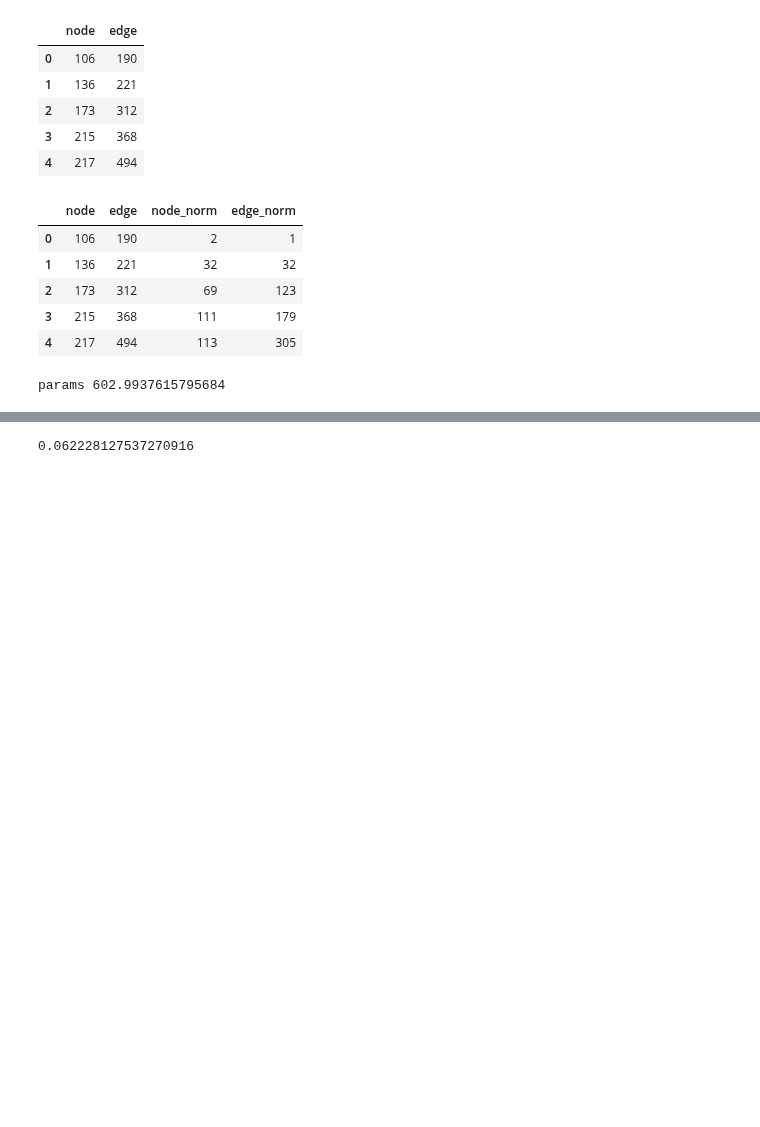
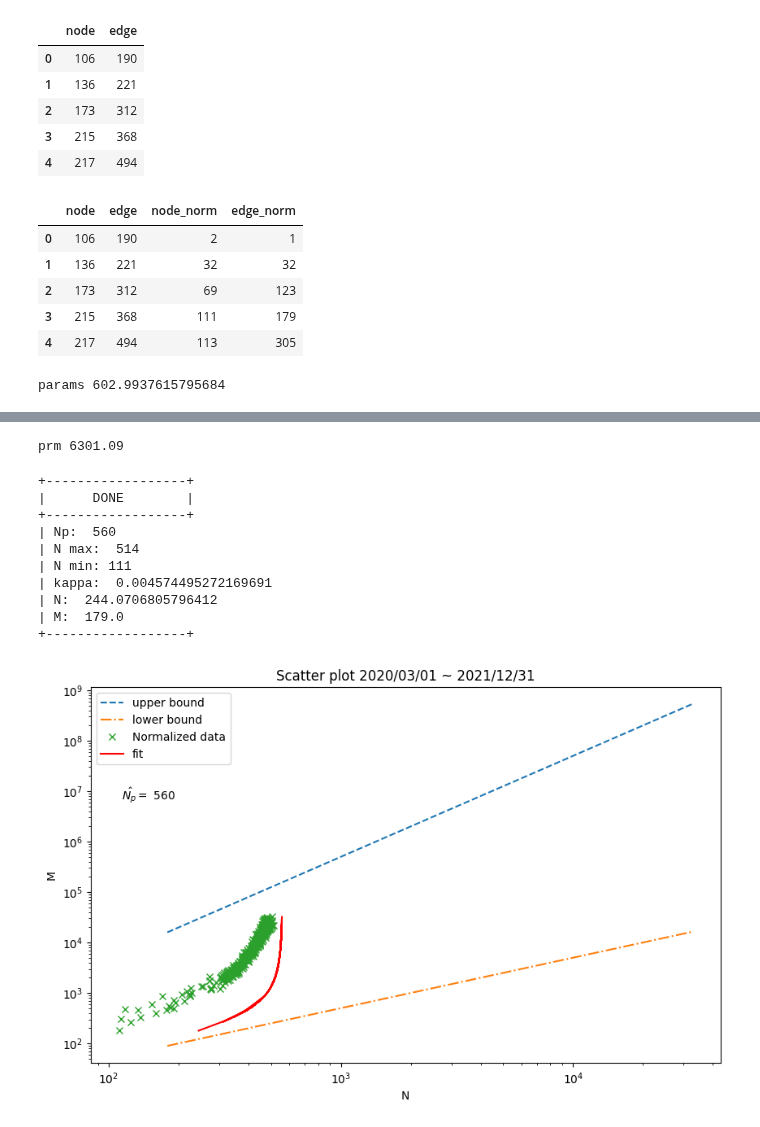
Before and after one commit to yiadka/mobility_scaling, a Jupyter notebook: notebooks/nmscaling_norm_second.ipynb, the cells around one changed output, grey strips where cells are left out. Cells and saved outputs as stored; diff of their text form; code cells hidden in the pictures; blank space fills up the shorter version.

```diff
--- a/notebooks/nmscaling_norm_second.ipynb
+++ b/notebooks/nmscaling_norm_second.ipynb
@@ -338,4 +288,72 @@ Name: edge_norm, Length: 607, dtype: int64
-# %%
-0.995**554
-# %% [output]
-0.062228127537270916
+# %%
+node_rescale = node_rescale[2:]
+edge_rescale = edge_rescale[2:]
+
+node_rescale = node_rescale.reset_index(drop=True)
+edge_rescale = edge_rescale.reset_index(drop=True)
+# %%
+prm, _ = optimize.leastsq(f_uniform_2, 50, args=(node_rescale, edge_rescale))
+Np_norm_hat = prm[0]
+Np_norm_hat = round(Np_norm_hat, 2)
+print("prm", Np_norm_hat)
+# %% [output]
+prm 6301.09
+# %%
+Np_norm_hat = 560
+# %%
+# 可視化
+nn = len(edge_rescale) - 1
+xmin = min(edge_rescale)
+xmax = max(edge_rescale)
+p = np.linspace(xmin, xmax, nn)
+upper_bound = (p**2-p)/2
+lower_bound = p/2
+
+# 元の関数に代入する
+print("+------------------+")
+kappa_norm_estimated = [((8 * edge_rescale[i]) / (Np_norm_hat * (Np_norm_hat - 1))) for i in range(len(edge_rescale))]
+
+# Eq8, 9
+N_norm = []
+M_norm = []
+for i in range(len(kappa_norm_estimated)):
+    N_norm.append( Np_norm_hat * (1 - (2 / (kappa_norm_estimated[i]*Np_norm_hat)) * (1 - (1 - (kappa_norm_estimated[i] / 2))**Np_norm_hat)) )
+    M_norm.append( (kappa_norm_estimated[i] * Np_norm_hat * (Np_norm_hat - 1)) / 8 )
+
+print("|      DONE        |")
+print("+------------------+")
+print("| Np: ", Np_norm_hat)
+print("| N max: ", node_rescale.max())
+print("| N min:", node_rescale.min())
+print("| kappa: ", kappa_norm_estimated[0])
+print("| N: ", N_norm[0])
+print("| M: ", M_norm[0])
+print("+------------------+")
+
+
+plt.figure(figsize=(10, 6))
+plt.title("Scatter plot 2020/03/01 ~ 2021/12/31")
+plt.plot(p, upper_bound, '--', label="upper bound")
+plt.plot(p, lower_bound, '-.', label="lower bound")
+plt.plot(node_rescale, edge_rescale, "x", label='Normalized data')
+plt.plot(N_norm, M_norm, label='fit', color='red')
+Np_norm_hat = round(Np_norm_hat, 2)
+plt.text(0.05, 0.70, r'$\hat{N_{p}}=$ ' + str(Np_norm_hat), transform=plt.gca().transAxes)
+plt.xlabel('N')
+plt.ylabel('M')
+plt.xscale('log')
+plt.yscale('log')
+plt.legend(loc='best')
+plt.show()
+# %% [output]
++------------------+
+|      DONE        |
++------------------+
+| Np:  560
+| N max:  514
+| N min: 111
+| kappa:  0.004574495272169691
+| N:  244.0706805796412
+| M:  179.0
++------------------+
+[figure, added]
```
Also changed, not shown: parts of 13 cells of this notebook.
